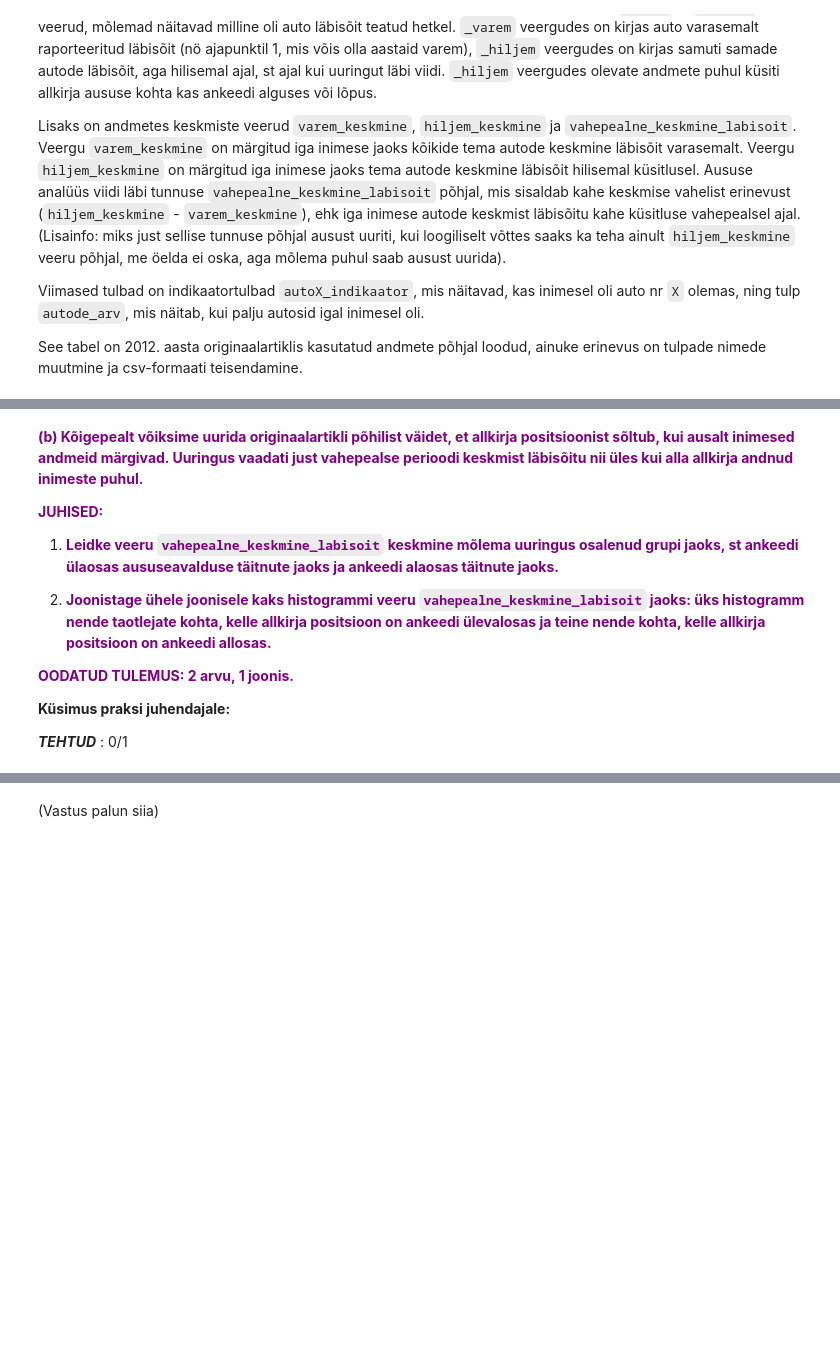
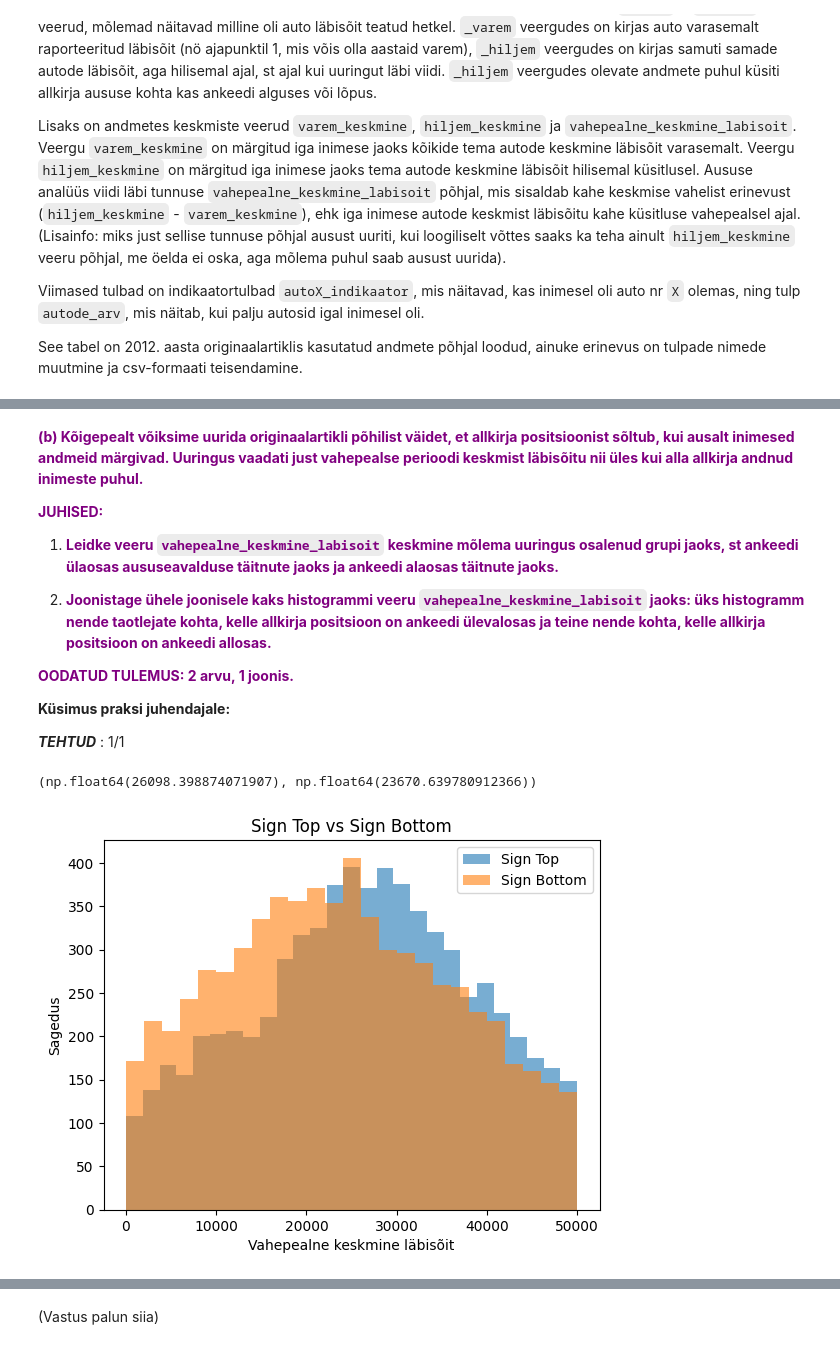
Before and after one commit to saskia002/andmeteaduse-meetodid, a Jupyter notebook: kodutööd/2/ATM2025_kodutoo_2.ipynb, the cells around one changed output, grey strips where cells are left out. Saved outputs shown, nothing was run; the diff lists cells and outputs as text; code cells hidden in the pictures; blank space fills up the shorter version.

Commit message:
2. kt 1. osa tehtud

```diff
--- a/kodutööd/2/ATM2025_kodutoo_2.ipynb
+++ b/kodutööd/2/ATM2025_kodutoo_2.ipynb
@@ -78,4 +168,4 @@ VIHJED:
 
 **Küsimus praksi juhendajale:**
 
-***TEHTUD*** : 0/1
+**_TEHTUD_** : 1/1
@@ -83,0 +172,12 @@ VIHJED:
+# %%
+# 1
+#	Leidke veeru `vahepealne_keskmine_labisoit` keskmine mõlema uuringus osalenud grupi jaoks, st ankeedi ülaosas aususeavalduse täitnute jaoks ja ankeedi alaosas täitnute jaoks.
+
+# df.where(df["allkirja_positsioon"] == "Sign Top") - HALB kirjutab teised väljad NaN
+# df.loc[df["allkirja_positsioon"] == "Sign Bottom"] === df[df["allkirja_positsioon"] == "Sign Top"]
+
+df_sig_top = df[df["allkirja_positsioon"] == "Sign Top"]
+df_sig_bottom = df[df["allkirja_positsioon"] == "Sign Bottom"]
+
+vahepealne_keskmine_labisoit_sig_top = df_sig_top.vahepealne_keskmine_labisoit.mean()
+vahepealne_keskmine_labisoit_sig_bottom = df_sig_bottom.vahepealne_keskmine_labisoit.mean()
@@ -84,2 +187,24 @@ VIHJED:
+# %%
+vahepealne_keskmine_labisoit_sig_top, vahepealne_keskmine_labisoit_sig_bottom
+# %% [output]
+(np.float64(26098.398874071907), np.float64(23670.639780912366))
+# %%
+# 2
+#	Joonistage ühele joonisele kaks histogrammi veeru `vahepealne_keskmine_labisoit` jaoks: üks histogramm nende taotlejate kohta, kelle allkirja positsioon on ankeedi ülevalosas ja teine nende kohta, kelle allkirja positsioon on ankeedi allosas.
+
+
+#plt.axvline(vahepealne_keskmine_labisoit_sig_top, color="blue", linestyle="dashed", linewidth=1)
+#plt.axvline(vahepealne_keskmine_labisoit_sig_bottom, color="orange", linestyle="dashed", linewidth=1)
+
+plt.hist(df_sig_top["vahepealne_keskmine_labisoit"], bins='auto', alpha=0.6, label="Sign Top")
+plt.hist(df_sig_bottom["vahepealne_keskmine_labisoit"], bins='auto', alpha=0.6, label="Sign Bottom")
+
+plt.xlabel("Vahepealne keskmine läbisõit")
+plt.ylabel("Sagedus")
+plt.title("Sign Top vs Sign Bottom")
+plt.legend()
+plt.show()
+# %% [output]
+[figure, added]
 # %% [markdown]
 <font color='purple'>**(c) Eelmises ülesandes visualiseerisime klientide keskmised läbisõidud kahe küsitluse vahepealsel perioodil. Milline võiks juhuslikult valitud autode läbisõidu jaotus päriselt olla? Võid veidi guugeldada ja uurida (ka blogipostituses on veidi mainitud) ning kirjeldada paari lausega.**
```
Also changed, not shown: parts of 71 cells of this notebook, 1 other file.
